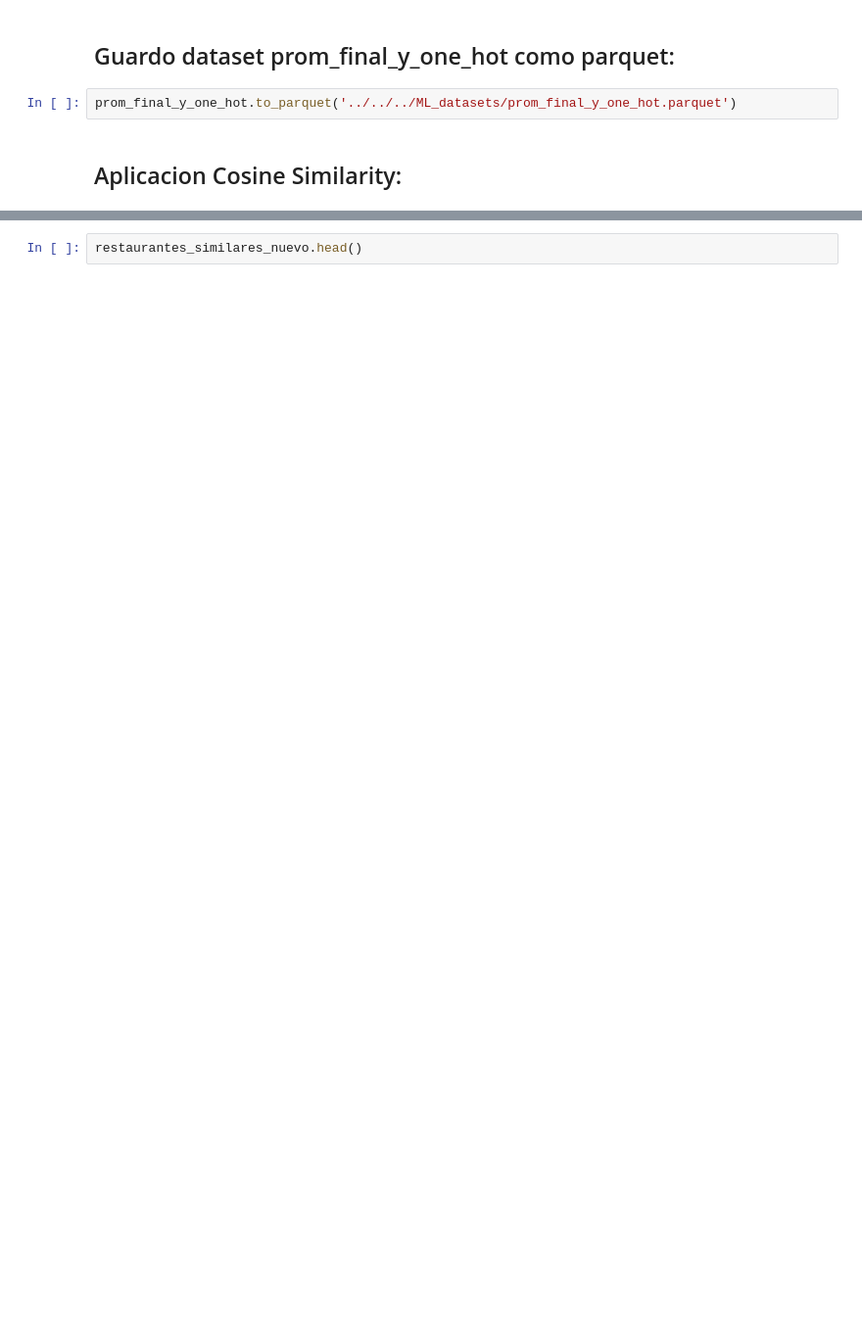
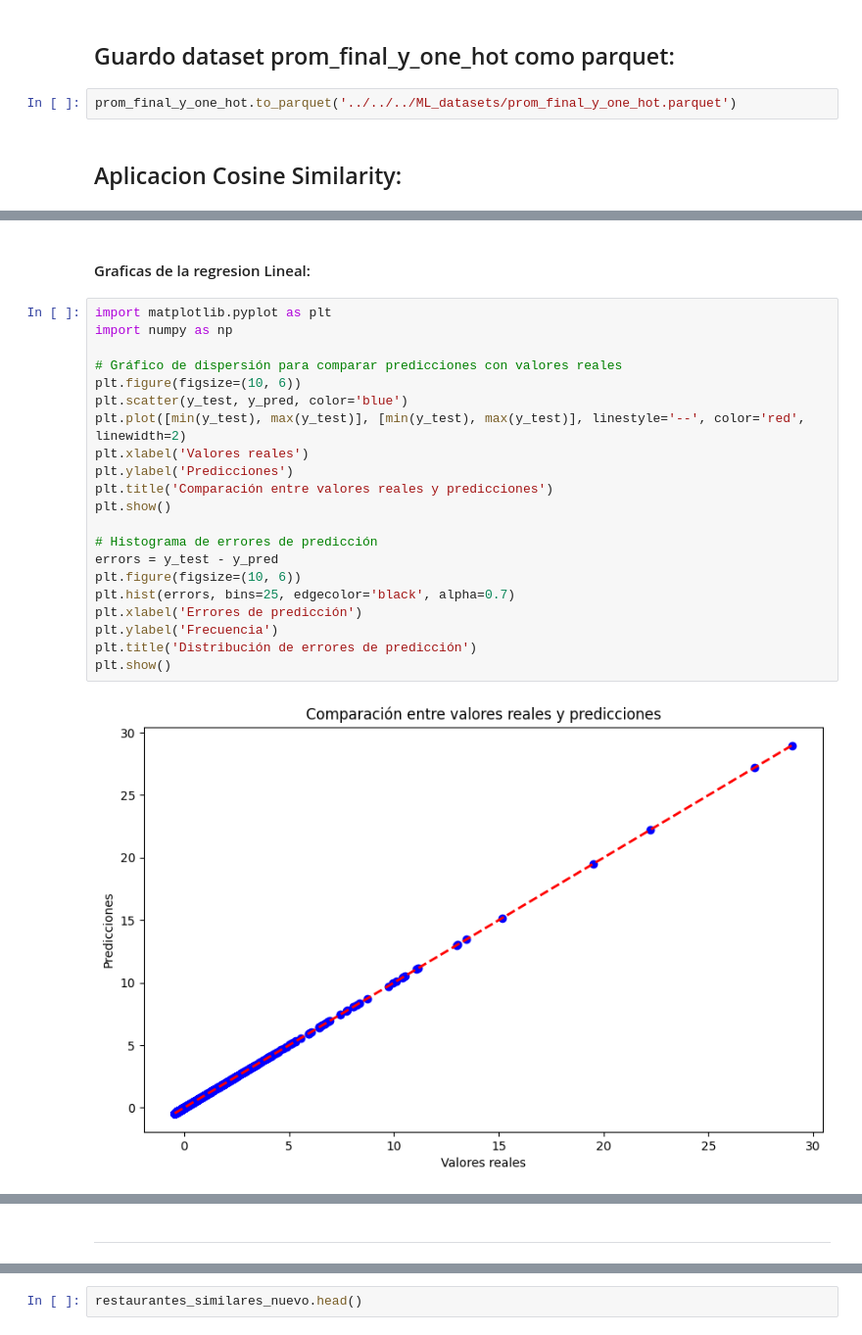
Before and after one commit to lesmengp/Proyecto-Final-Grupo-07, a Jupyter notebook: Proyecto-Final-Grupo-07-main/Sistema ML/ML_sistem.ipynb, the cells around one changed output, grey strips where cells are left out. Shown at 98% size. Cells and saved outputs as stored; diff of their text form; blank space fills up the shorter version.

```diff
--- a/Proyecto-Final-Grupo-07-main/Sistema ML/ML_sistem.ipynb
+++ b/Proyecto-Final-Grupo-07-main/Sistema ML/ML_sistem.ipynb
@@ -450,0 +524,25 @@ restaurante_aleatorio.head()
+# %% [markdown]
+#### Graficas de la regresion Lineal:
+# %%
+import matplotlib.pyplot as plt
+import numpy as np
+
+# Gráfico de dispersión para comparar predicciones con valores reales
+plt.figure(figsize=(10, 6))
+plt.scatter(y_test, y_pred, color='blue')
+plt.plot([min(y_test), max(y_test)], [min(y_test), max(y_test)], linestyle='--', color='red', linewidth=2)
+plt.xlabel('Valores reales')
+plt.ylabel('Predicciones')
+plt.title('Comparación entre valores reales y predicciones')
+plt.show()
+
+# Histograma de errores de predicción
+errors = y_test - y_pred
+plt.figure(figsize=(10, 6))
+plt.hist(errors, bins=25, edgecolor='black', alpha=0.7)
+plt.xlabel('Errores de predicción')
+plt.ylabel('Frecuencia')
+plt.title('Distribución de errores de predicción')
+plt.show()
+# %% [output]
+[figure, added]
@@ -450,0 +550,2 @@ restaurante_aleatorio.head()
+# %% [markdown]
+_______________________________________________________________________
```
Also changed, not shown: parts of 22 cells of this notebook.
